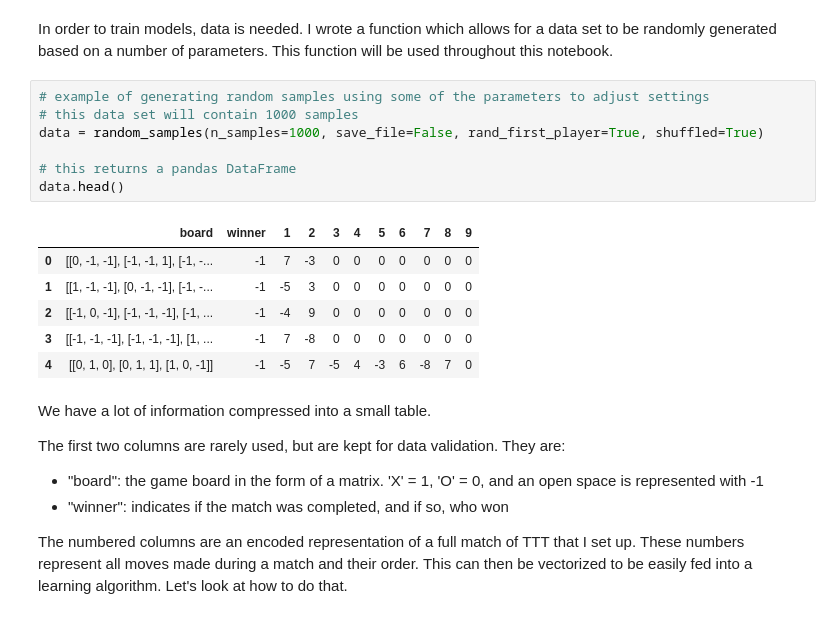
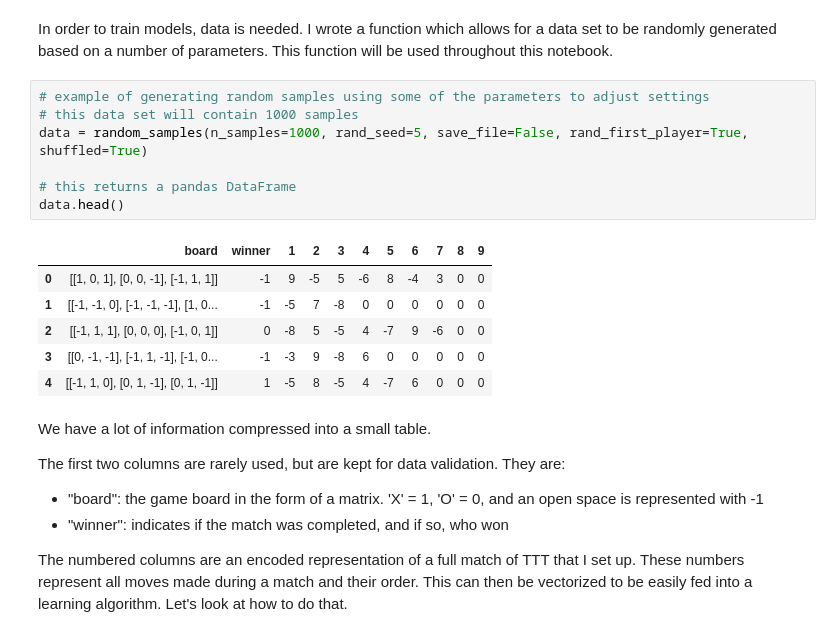
Before and after one commit to ScruffyTheMoose/TTT_ML, a Jupyter notebook: walkthrough.ipynb, the cells around one changed output. Drawn from its saved outputs; the diff is of its cells as text.

Commit message:
change seed, rerun walkthrough

```diff
--- a/walkthrough.ipynb
+++ b/walkthrough.ipynb
@@ -15,17 +15,17 @@ In order to train models, data is needed. I wrote a function which allows for a
 # %%
 # example of generating random samples using some of the parameters to adjust settings
 # this data set will contain 1000 samples
-data = random_samples(n_samples=1000, save_file=False, rand_first_player=True, shuffled=True)
+data = random_samples(n_samples=1000, rand_seed=5, save_file=False, rand_first_player=True, shuffled=True)
 
 # this returns a pandas DataFrame
 data.head()
 # %% [output]
 |  | board | winner | 1 | 2 | 3 | 4 | 5 | 6 | 7 | 8 | 9 |
-| 0 | [[0, -1, -1], [-1, -1, 1], [-1, -... | -1 | 7 | -3 | 0 | 0 | 0 | 0 | 0 | 0 | 0 |
-| 1 | [[1, -1, -1], [0, -1, -1], [-1, -... | -1 | -5 | 3 | 0 | 0 | 0 | 0 | 0 | 0 | 0 |
-| 2 | [[-1, 0, -1], [-1, -1, -1], [-1, ... | -1 | -4 | 9 | 0 | 0 | 0 | 0 | 0 | 0 | 0 |
-| 3 | [[-1, -1, -1], [-1, -1, -1], [1, ... | -1 | 7 | -8 | 0 | 0 | 0 | 0 | 0 | 0 | 0 |
-| 4 | [[0, 1, 0], [0, 1, 1], [1, 0, -1]] | -1 | -5 | 7 | -5 | 4 | -3 | 6 | -8 | 7 | 0 |
+| 0 | [[1, 0, 1], [0, 0, -1], [-1, 1, 1]] | -1 | 9 | -5 | 5 | -6 | 8 | -4 | 3 | 0 | 0 |
+| 1 | [[-1, -1, 0], [-1, -1, -1], [1, 0... | -1 | -5 | 7 | -8 | 0 | 0 | 0 | 0 | 0 | 0 |
+| 2 | [[-1, 1, 1], [0, 0, 0], [-1, 0, 1]] | 0 | -8 | 5 | -5 | 4 | -7 | 9 | -6 | 0 | 0 |
+| 3 | [[0, -1, -1], [-1, 1, -1], [-1, 0... | -1 | -3 | 9 | -8 | 6 | 0 | 0 | 0 | 0 | 0 |
+| 4 | [[-1, 1, 0], [0, 1, -1], [0, 1, -1]] | 1 | -5 | 8 | -5 | 4 | -7 | 6 | 0 | 0 | 0 |
 # %% [markdown]
 We have a lot of information compressed into a small table.
 
```
Also changed, not shown: parts of 7 cells of this notebook, 1 other file.
